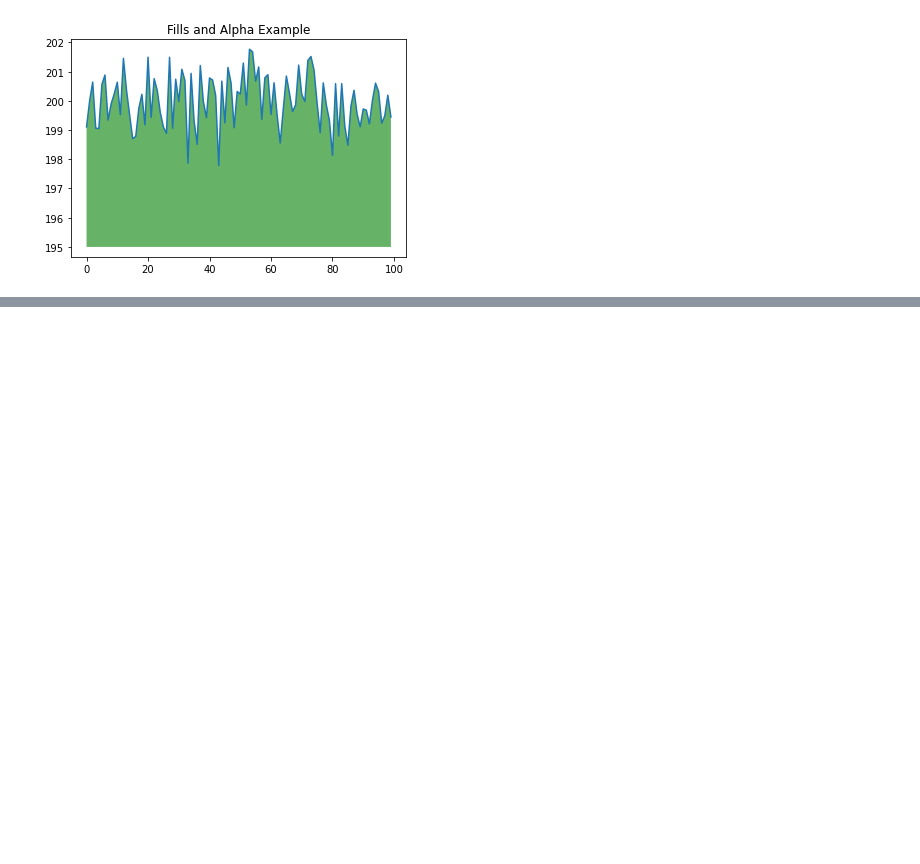
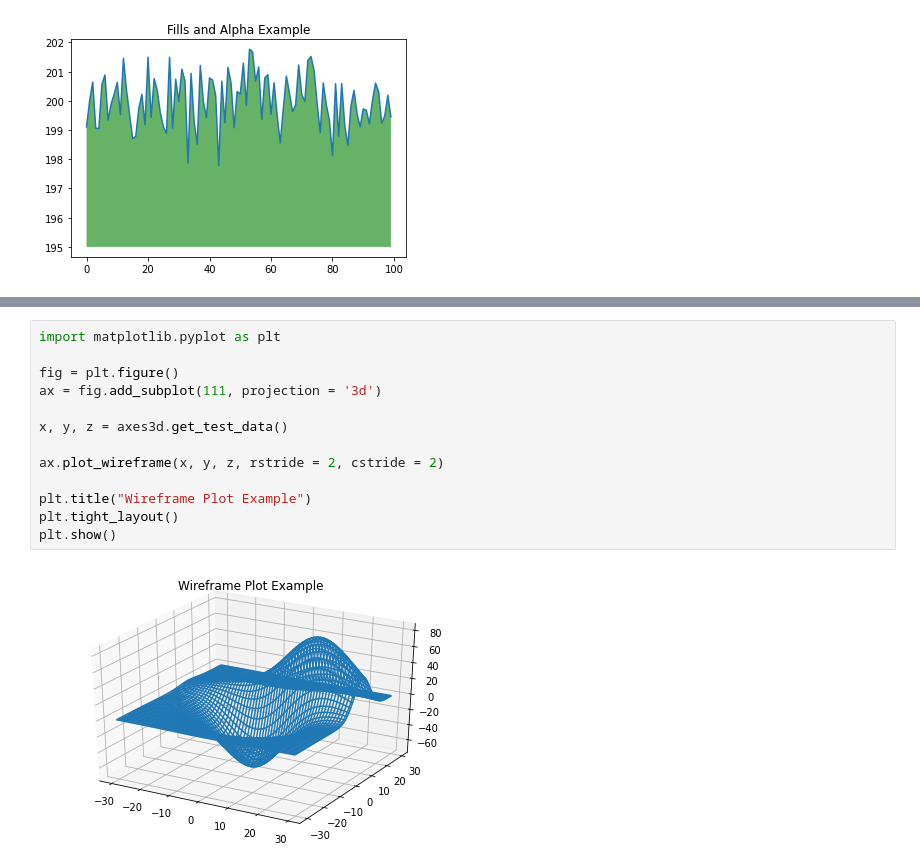
Before and after one commit to dprossi/colab_test, a Jupyter notebook: first_colab_notebook.ipynb, the cells around one changed output, grey strips where cells are left out. Drawn from its saved outputs; the diff is of its cells as text; blank space fills up the shorter version.

```diff
--- a/first_colab_notebook.ipynb
+++ b/first_colab_notebook.ipynb
@@ -324,0 +419,15 @@ plt.show()
+# %%
+import matplotlib.pyplot as plt
+
+fig = plt.figure()
+ax = fig.add_subplot(111, projection = '3d')
+
+x, y, z = axes3d.get_test_data()
+
+ax.plot_wireframe(x, y, z, rstride = 2, cstride = 2)
+
+plt.title("Wireframe Plot Example")
+plt.tight_layout()
+plt.show()
+# %% [output]
+[figure, added]
```
Also changed, not shown: parts of 14 cells of this notebook.
